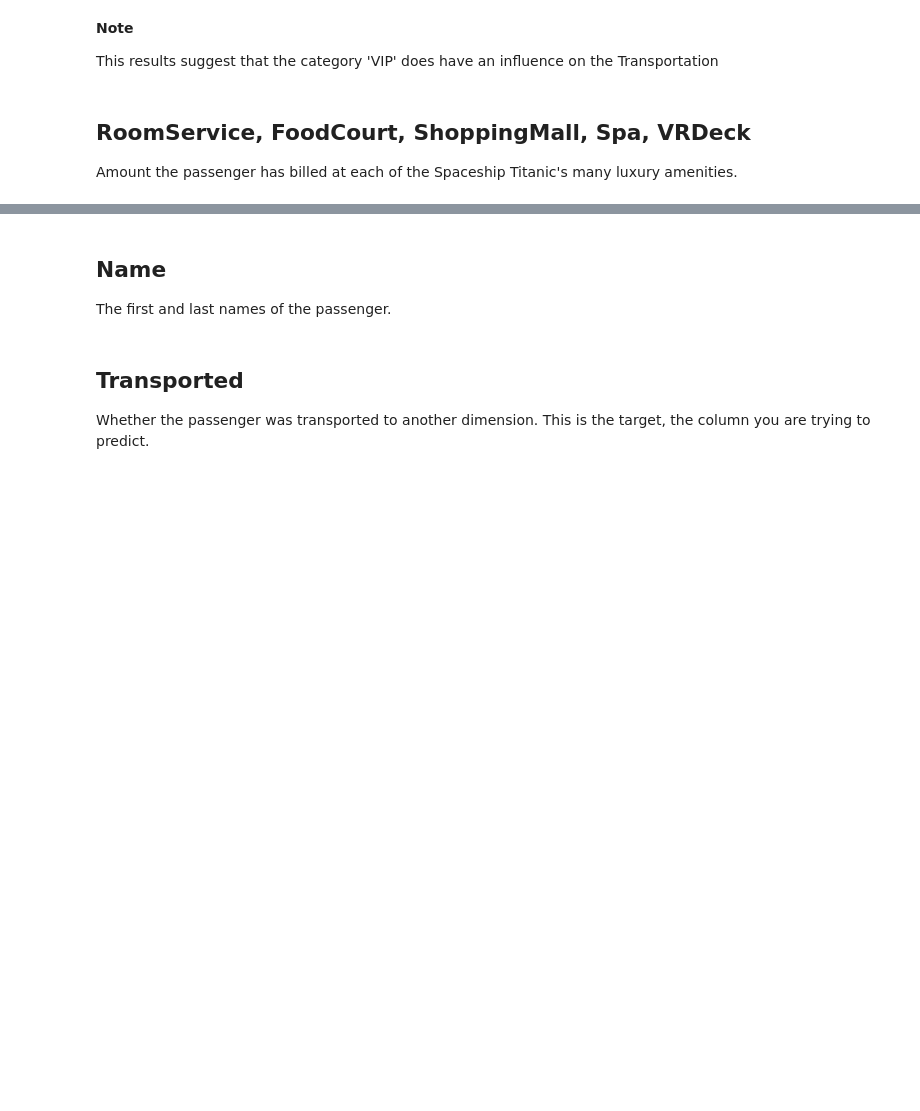
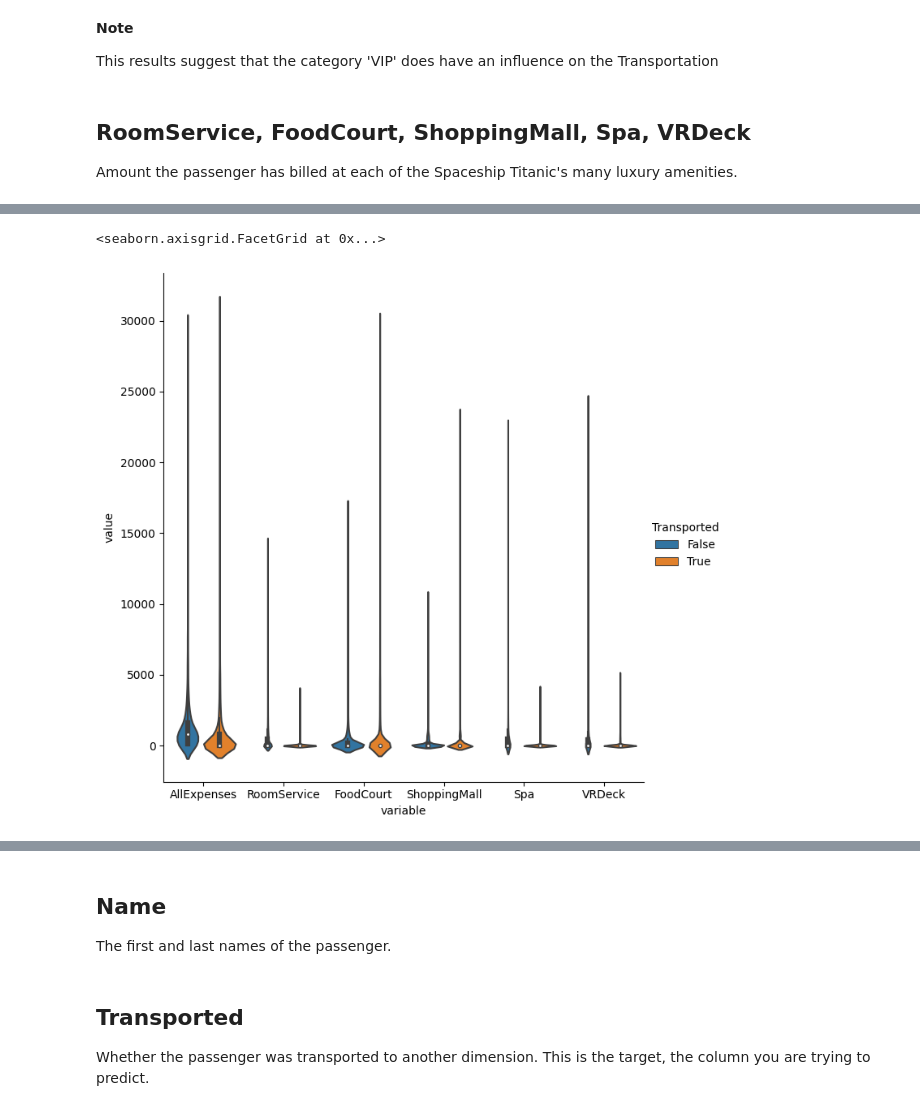
Before and after one commit to robperch/kgl_space_titanic, a Jupyter notebook: notebooks/data_exploration.ipynb, the cells around one changed output, grey strips where cells are left out. Saved outputs shown, nothing was run; the diff lists cells and outputs as text; code cells hidden in the pictures; blank space fills up the shorter version.

```diff
--- a/notebooks/data_exploration.ipynb
+++ b/notebooks/data_exploration.ipynb
@@ -318,0 +234,12 @@ sns.catplot(
+# %%
+sns.catplot(
+    data=dfx,
+    x='variable',
+    y='value',
+    hue='Transported',
+    kind='violin',
+    height=7
+)
+# %% [output]
+<seaborn.axisgrid.FacetGrid at 0x...>
+[figure, added]
```
Also changed, not shown: parts of 30 cells of this notebook.
